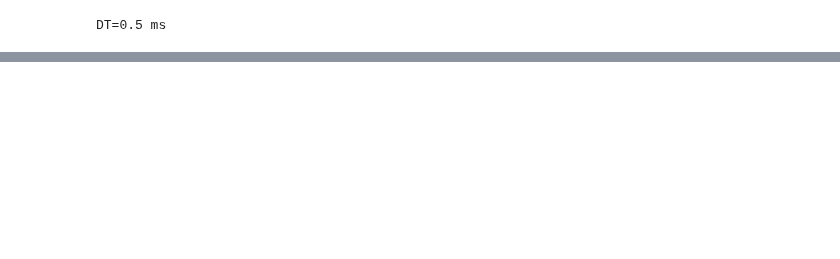
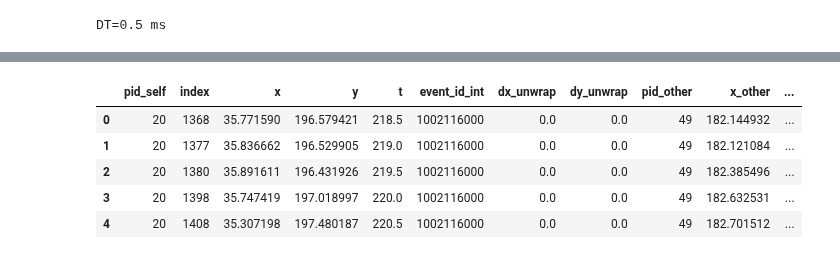
Before and after one commit to timtyree/care, a Jupyter notebook: notebooks/fast estimation of particle properties.ipynb, the cells around one changed output, grey strips where cells are left out. Saved outputs shown, nothing was run; the diff lists cells and outputs as text; code cells hidden in the pictures; blank space fills up the shorter version.

```diff
--- a/notebooks/fast estimation of particle properties.ipynb
+++ b/notebooks/fast estimation of particle properties.ipynb
@@ -234,0 +378,31 @@ df_intersecting_pairs_all.head()
+# %%
+#SUPPOSING THERE IS ONLY ONE EVENT_ID_INT PRESENT
+# list(zip(targ_index_col_lst,targ_index_col_lst
+# dmis=df_pairs.set_index([trial_col,pid_col])
+# dmit=df.set_index([trial_col,pid_col])
+
+df_pairs[pid_col]=df_pairs['pid_self']
+dmis=df_pairs.set_index(pid_col)
+dmit=df.set_index(pid_col)
+df_traj=dmit.loc[dmis.index.values].copy().reset_index()
+df_traj.rename(columns={pid_col:'pid_self'},inplace=True)
+
+
+df_pairs[pid_col]=df_pairs['pid_other']
+dmis=df_pairs.set_index(pid_col)
+dmit=df.set_index(pid_col)
+df_traj_other=dmit.loc[dmis.index.values].copy().reset_index()
+df_traj_other.rename(columns={pid_col:'pid_other','x':'x_other','y':'y_other'},inplace=True)
+df_traj_other.head()
+
+df_traj['pid_other']=df_traj_other['pid_other']
+df_traj['x_other']=df_traj_other['x_other']
+df_traj['y_other']=df_traj_other['y_other']
+df_traj.head()
+# %% [output]
+|  | pid_self | index | x | y | t | event_id_int | dx_unwrap | dy_unwrap | pid_other | x_other | ... |
+| 0 | 20 | 1368 | 35.771590 | 196.579421 | 218.5 | 1002116000 | 0.0 | 0.0 | 49 | 182.144932 | ... |
+| 1 | 20 | 1377 | 35.836662 | 196.529905 | 219.0 | 1002116000 | 0.0 | 0.0 | 49 | 182.121084 | ... |
+| 2 | 20 | 1380 | 35.891611 | 196.431926 | 219.5 | 1002116000 | 0.0 | 0.0 | 49 | 182.385496 | ... |
+| 3 | 20 | 1398 | 35.747419 | 197.018997 | 220.0 | 1002116000 | 0.0 | 0.0 | 49 | 182.632531 | ... |
+| 4 | 20 | 1408 | 35.307198 | 197.480187 | 220.5 | 1002116000 | 0.0 | 0.0 | 49 | 182.701512 | ... |
```
Also changed, not shown: parts of 86 cells of this notebook, 2 other files.
